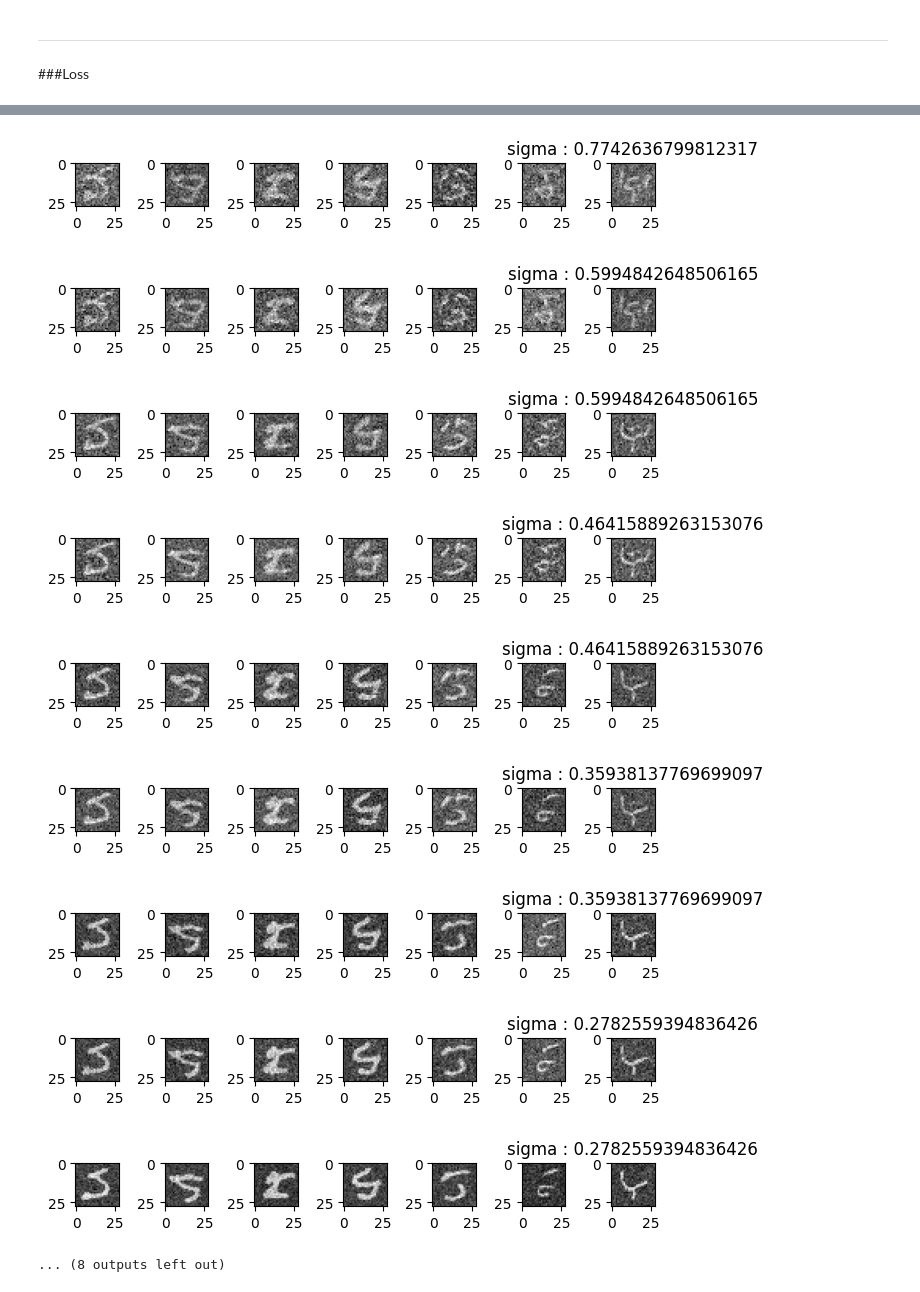
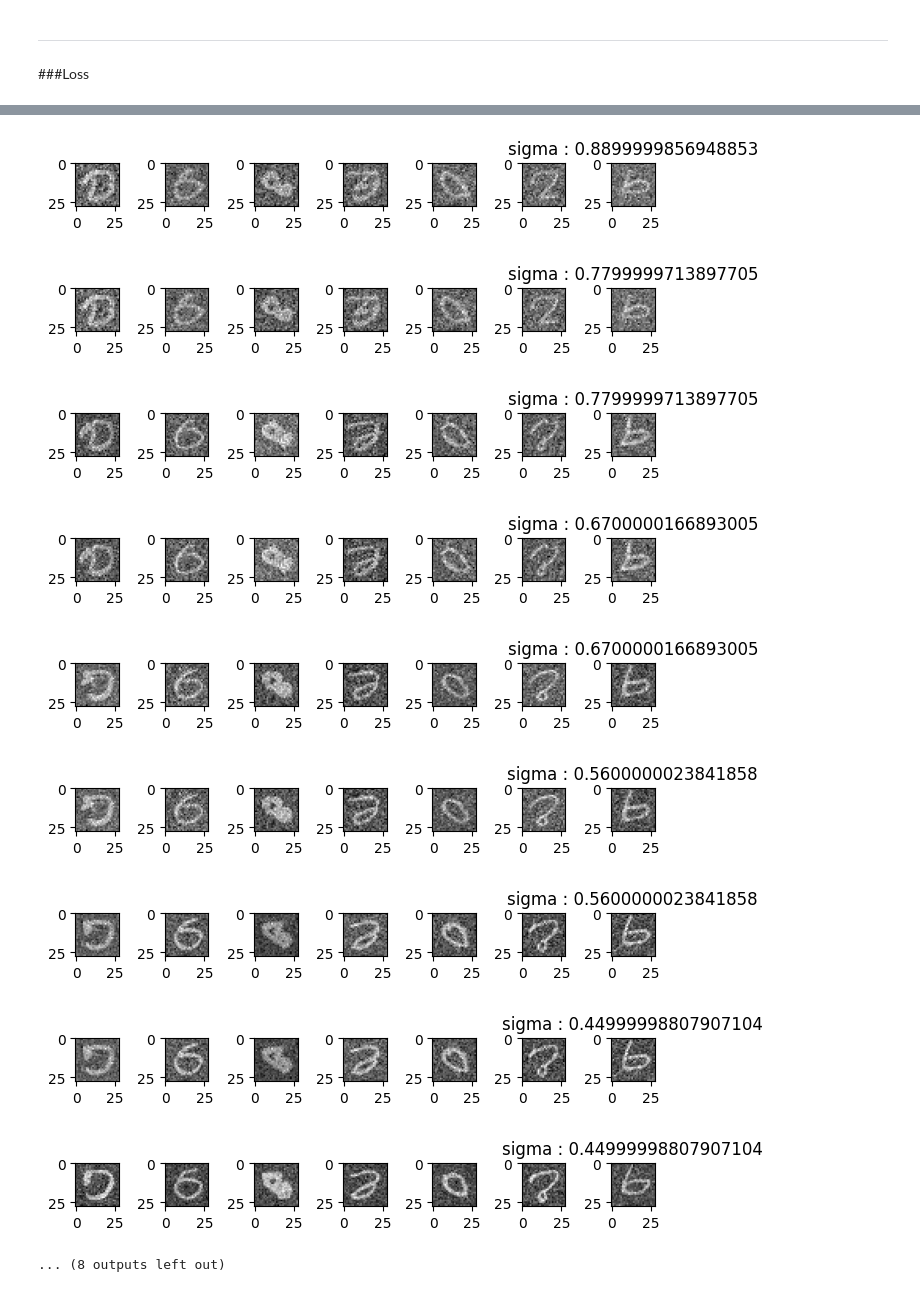
Before and after one commit to Loudwig/DSM, a Jupyter notebook: src/ncsn/mnist/mnist_gen.ipynb, the cells around one changed output, grey strips where cells are left out. Saved outputs shown, nothing was run; the diff lists cells and outputs as text; code cells hidden in the pictures.

```diff
--- a/src/ncsn/mnist/mnist_gen.ipynb
+++ b/src/ncsn/mnist/mnist_gen.ipynb
@@ -47,7 +47,7 @@ BASE_PATH = os.getcwd()
 RUNS_ROOT = os.path.join(BASE_PATH, "runs")
 os.makedirs(RUNS_ROOT, exist_ok=True)
 
-EXP_NAME = "baseline"
+EXP_NAME = "test"
 EXP_DIR = os.path.join(RUNS_ROOT, EXP_NAME)
 os.makedirs(EXP_DIR, exist_ok=True)
 
@@ -212,19 +193,19 @@ def make_score_from_model(model, sigma_scalar,eps_loss = False):
         return score
 # %%
 batch_size = 128
-N_train = 10000
-EVAL_EVERY = 700
-lr = 1e-3
+EVAL_EVERY = 300
+lr = 1e-4
+N_EPOCH = 30
 
 # Sigma config
-SIGMA_MIN = 1e-1
+SIGMA_MIN = 1e-2
 SIGMA_MAX = 1
 N_SIGMAS = 10
 SIGMA_SCHEDULE = "lin"    # ou "lin"
 EPS_TRAINNING = False
 
 
-if SIGMA_SCHEDULE == "lin":
+if SIGMA_SCHEDULE == "log":
     sigmas = construct_noise_logspace(SIGMA_MIN, SIGMA_MAX, N_SIGMAS)
 elif SIGMA_SCHEDULE == "lin":
     sigmas = construct_noise_linspace(SIGMA_MIN, SIGMA_MAX, N_SIGMAS)
@@ -232,7 +213,7 @@ else:
     raise ValueError(f"Unknown SIGMA_SCHEDULE: {SIGMA_SCHEDULE}")
 
 in_ch = 1
-base_ch = 16
+base_ch = 64
 channel_mults = (1, 2,4)
 SIGMA_EMB_DIM = 16
 
@@ -250,7 +231,7 @@ optimizer = torch.optim.Adam(model.parameters(), lr=1e-4)
 if SAVE:
     hparams = {
     "batch_size": batch_size,
-    "N_train": N_train,
+    "N_epoch": N_EPOCH,
     "EVAL_EVERY": EVAL_EVERY,
     "lr": lr,
     "EPS_TRAINNING": EPS_TRAINNING,
@@ -343,7 +329,7 @@ plt.show()
 model.eval()
 estimated_distribution_scores = [make_score_from_model(model,noise,EPS_TRAINNING) for noise in list(sigmas)]
 # %%
-NUM_BATCH = 10
+NUM_BATCH = 20
 N = []
 
 data_iter = iter(dataloader)
@@ -437,9 +423,9 @@ ALD_estimated_score_snr = annealded_langevin_sampler_snr(
     prior_normal,
     estimated_distribution_scores,
     sigmas,
-    0.04,
+    0.002,
     SCORE_NORM,
-    T = 50,
+    T = 1500,
     n_chain=7
 )
 # %% [output]
@@ -449,10 +435,10 @@ ALD_estimated_score_snr = annealded_langevin_sampler_snr(
-[figure, old version]
+[figure, new version]
-[figure, old version]
+[figure, new version]
-[figure, old version]
+[figure, new version]
-[figure, old version]
+[figure, new version]
-[figure, old version]
+[figure, new version]
-[figure, old version]
+[figure, new version]
-[figure, old version]
+[figure, new version]
-[figure, old version]
+[figure, new version]
-[figure, old version]
+[figure, new version]
 ... (8 outputs left out)
```
Also changed, not shown: parts of 12 cells of this notebook, 7 other files.
